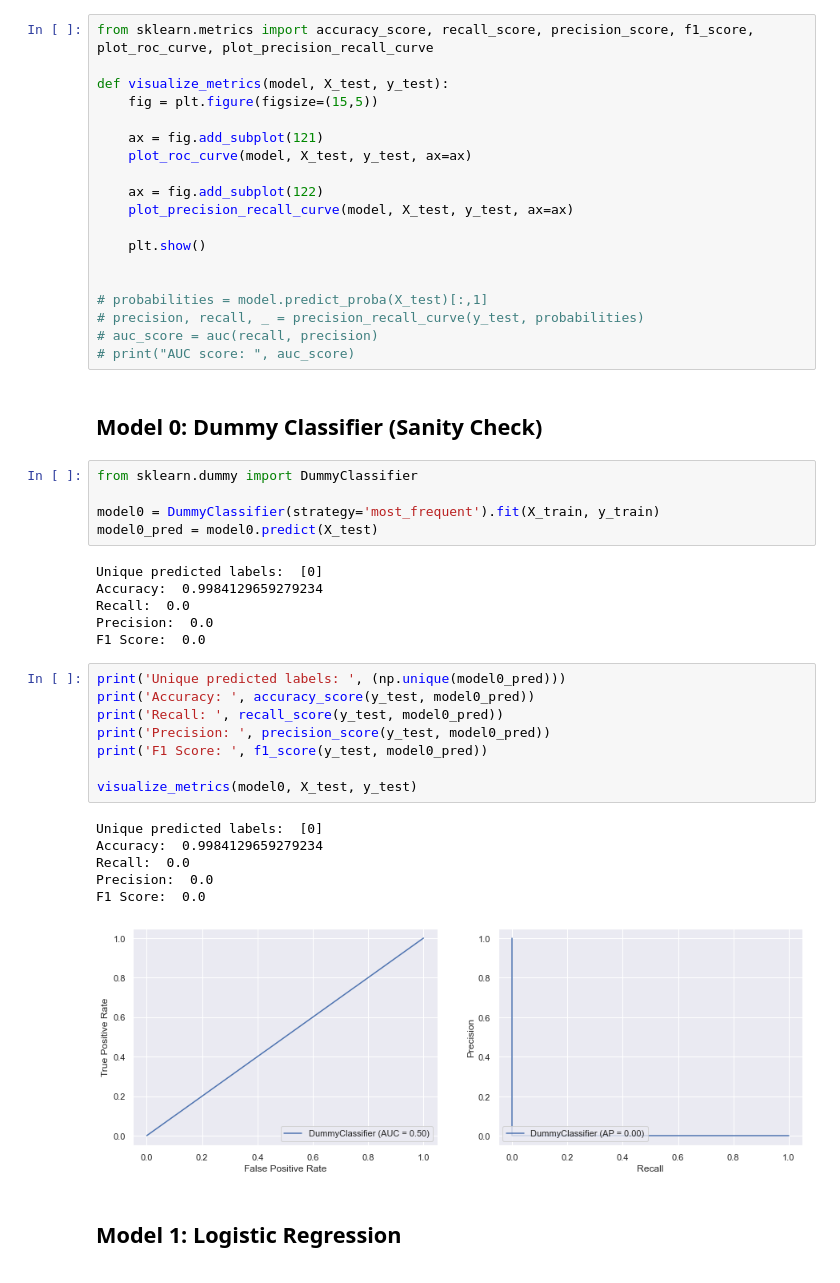
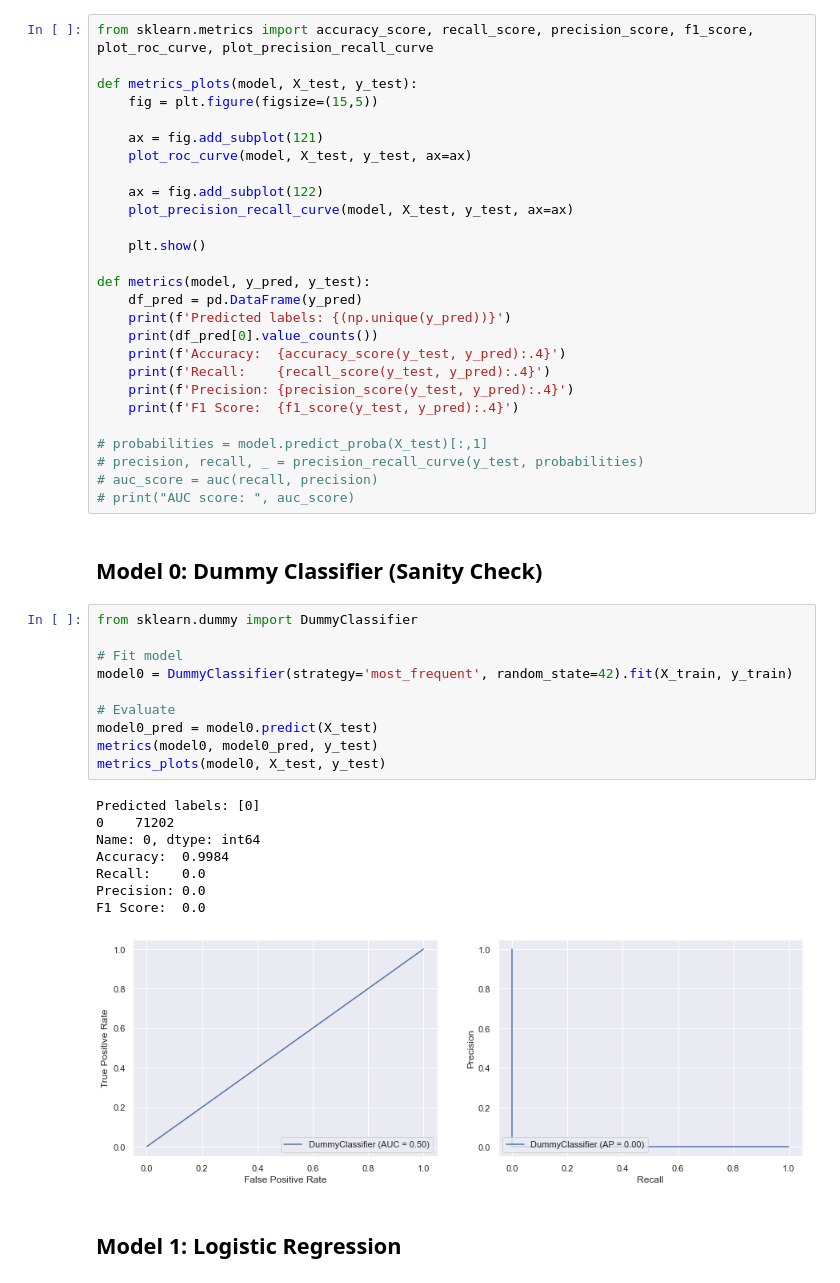
Before and after one commit to chrisjm/Credit-Card-Fraud-Analysis, a Jupyter notebook: notebooks/Capstone Two - Credit Card Fraud.ipynb, the cells around one changed output. Drawn from its saved outputs; the diff is of its cells as text.

```diff
--- a/notebooks/Capstone Two - Credit Card Fraud.ipynb
+++ b/notebooks/Capstone Two - Credit Card Fraud.ipynb
@@ -262,7 +262,7 @@ Testing  : 0.159% (113 / 71202)
 # %%
 from sklearn.metrics import accuracy_score, recall_score, precision_score, f1_score, plot_roc_curve, plot_precision_recall_curve
 
-def visualize_metrics(model, X_test, y_test):
+def metrics_plots(model, X_test, y_test):
     fig = plt.figure(figsize=(15,5))
 
     ax = fig.add_subplot(121)
@@ -273,6 +273,14 @@ def visualize_metrics(model, X_test, y_test):
 
     plt.show()
 
+def metrics(model, y_pred, y_test):
+    df_pred = pd.DataFrame(y_pred)
+    print(f'Predicted labels: {(np.unique(y_pred))}')
+    print(df_pred[0].value_counts())
+    print(f'Accuracy:  {accuracy_score(y_test, y_pred):.4}')
+    print(f'Recall:    {recall_score(y_test, y_pred):.4}')
+    print(f'Precision: {precision_score(y_test, y_pred):.4}')
+    print(f'F1 Score:  {f1_score(y_test, y_pred):.4}')
 
 # probabilities = model.predict_proba(X_test)[:,1]
 # precision, recall, _ = precision_recall_curve(y_test, probabilities)
@@ -283,29 +291,22 @@ def visualize_metrics(model, X_test, y_test):
 # %%
 from sklearn.dummy import DummyClassifier
 
-model0 = DummyClassifier(strategy='most_frequent').fit(X_train, y_train)
+# Fit model
+model0 = DummyClassifier(strategy='most_frequent', random_state=42).fit(X_train, y_train)
+
+# Evaluate
 model0_pred = model0.predict(X_test)
+metrics(model0, model0_pred, y_test)
+metrics_plots(model0, X_test, y_test)
 # %% [output]
-Unique predicted labels:  [0]
-Accuracy:  0.9984129659279234
-Recall:  0.0
-Precision:  0.0
+Predicted labels: [0]
+0    71202
+Name: 0, dtype: int64
+Accuracy:  0.9984
+Recall:    0.0
+Precision: 0.0
 F1 Score:  0.0
+[figure, added]
-# %%
-print('Unique predicted labels: ', (np.unique(model0_pred)))
-print('Accuracy: ', accuracy_score(y_test, model0_pred))
-print('Recall: ', recall_score(y_test, model0_pred))
-print('Precision: ', precision_score(y_test, model0_pred))
-print('F1 Score: ', f1_score(y_test, model0_pred))
-
-visualize_metrics(model0, X_test, y_test)
-# %% [output]
-Unique predicted labels:  [0]
-Accuracy:  0.9984129659279234
-Recall:  0.0
-Precision:  0.0
-F1 Score:  0.0
-[figure, removed]
 # %% [markdown]
 ## Model 1: Logistic Regression
 # %%
```
Also changed, not shown: parts of 22 cells of this notebook.
